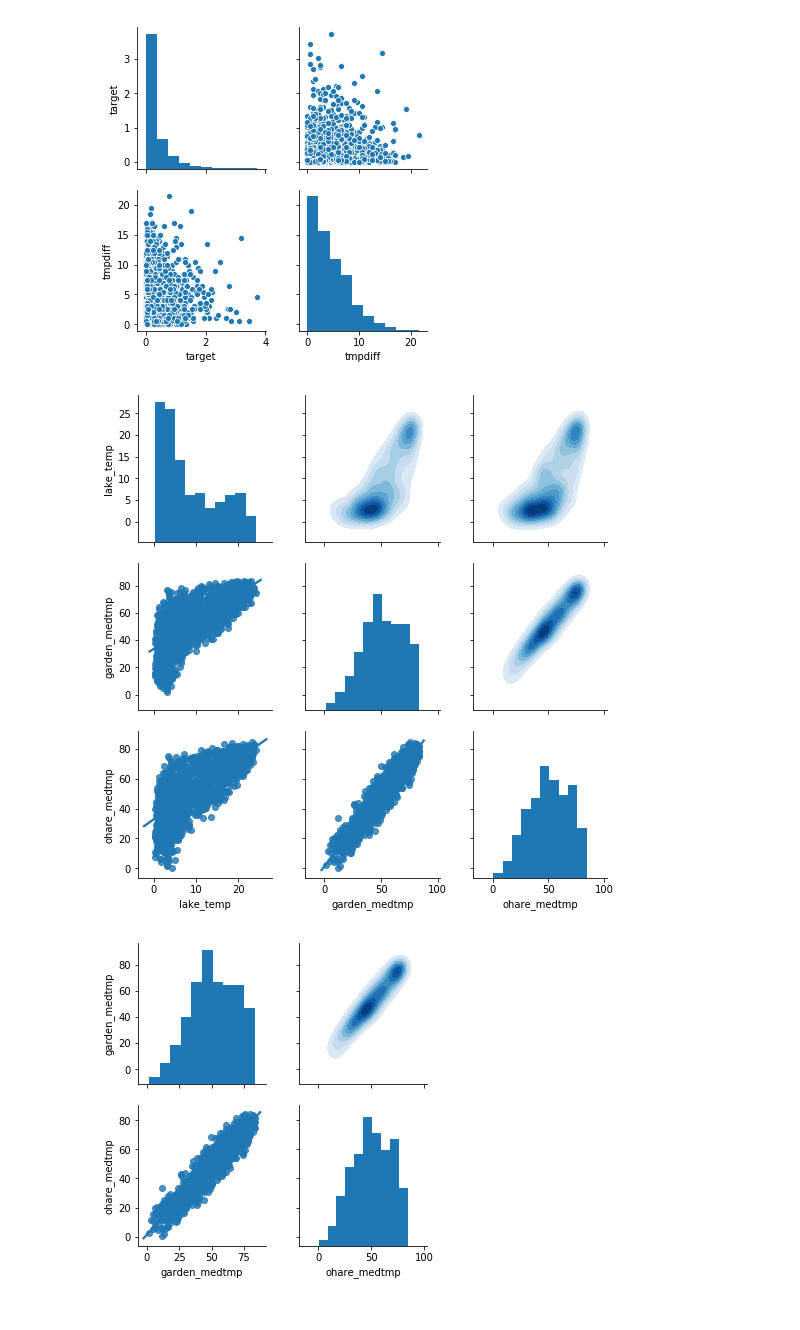
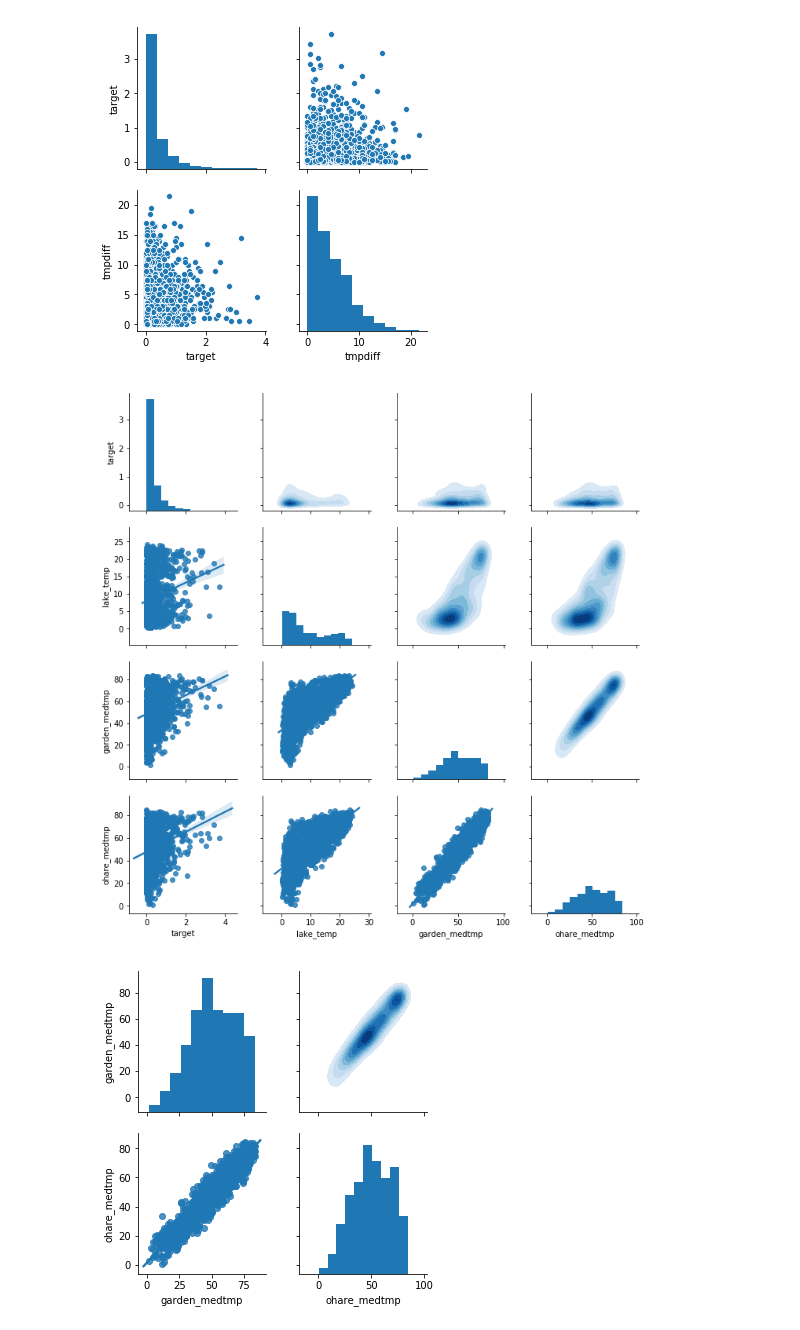
Before and after one commit to BlakeWallace/Lake_Michigan_Influences, a Jupyter notebook: EDA_and_analysis.ipynb, the cells around one changed output. Drawn from its saved outputs; the diff is of its cells as text; code cells hidden in the pictures.

```diff
--- a/EDA_and_analysis.ipynb
+++ b/EDA_and_analysis.ipynb
@@ -702,14 +806,14 @@ sns.pairplot(data[['target', 'tmpdiff']]);
 # %% [output]
 [figure]
 # %%
-g = sns.PairGrid(data[['lake_temp', 'garden_medtmp', 'ohare_medtmp']])
+g = sns.PairGrid(data[['target', 'lake_temp', 'garden_medtmp', 'ohare_medtmp']])
 g = g.map_lower(sns.regplot)    # Regression plots in lower triangle.
 g = g.map_upper(sns.kdeplot, cmap="Blues", shade=True, shade_lowest=False)  # KDE plots in upper triangle.
 g = g.map_diag(plt.hist)        # Histograms along diagonal.
 
 plt.show()
 # %% [output]
-[figure, old version]
+[figure, new version]
 # %%
 g = sns.PairGrid(data[['garden_medtmp', 'ohare_medtmp']])
 g = g.map_lower(sns.regplot)    # Regression plots in lower triangle.
```
Also changed, not shown: parts of 37 cells of this notebook, 10 other files.
